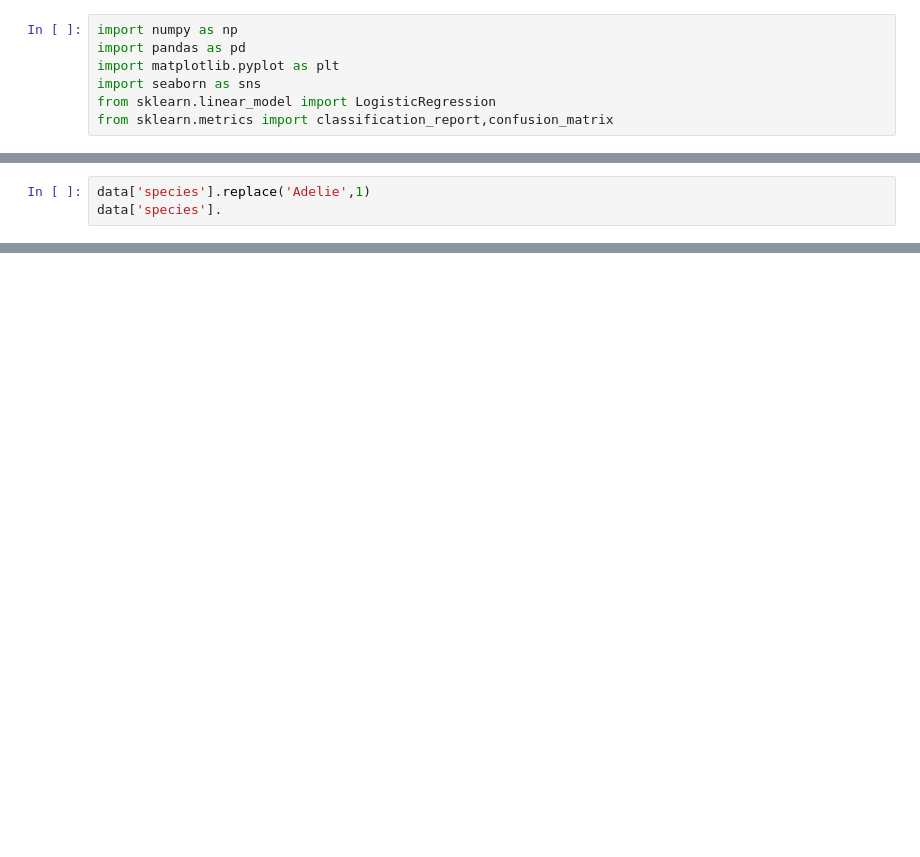
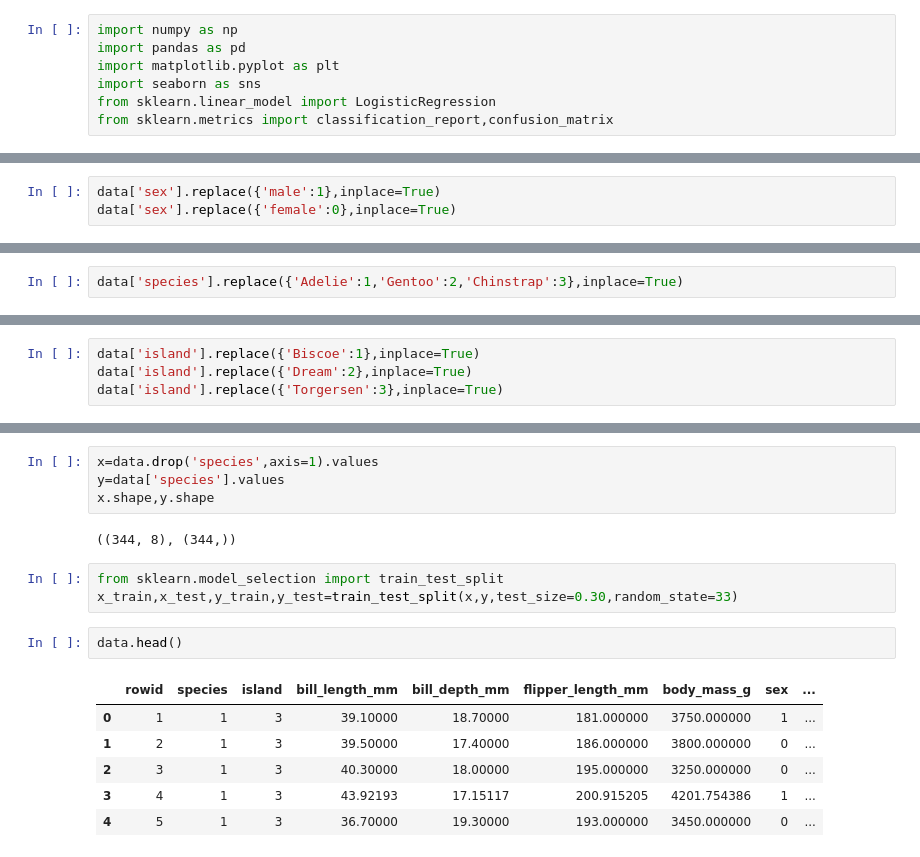
Before and after one commit to vjaswanthvarma/ML-projects, a Jupyter notebook: logistic_Regression_with_multiple_classes.ipynb, the cells around one changed output, grey strips where cells are left out. Saved outputs shown, nothing was run; the diff lists cells and outputs as text; blank space fills up the shorter version.

```diff
--- a/logistic_Regression_with_multiple_classes.ipynb
+++ b/logistic_Regression_with_multiple_classes.ipynb
@@ -24,0 +84,3 @@ data.fillna(data.mean())
+# %%
+data['sex'].replace({'male':1},inplace=True)
+data['sex'].replace({'female':0},inplace=True)
@@ -25,3 +94,2 @@ data.fillna(data.mean())
 # %%
-data['species'].replace('Adelie',1)
-data['species'].
+data['species'].replace({'Adelie':1,'Gentoo':2,'Chinstrap':3},inplace=True)
@@ -40,0 +103,4 @@ Name: species, Length: 344, dtype: object
+# %%
+data['island'].replace({'Biscoe':1},inplace=True)
+data['island'].replace({'Dream':2},inplace=True)
+data['island'].replace({'Torgersen':3},inplace=True)
@@ -40,0 +118,18 @@ Name: species, Length: 344, dtype: object
+# %%
+x=data.drop('species',axis=1).values
+y=data['species'].values
+x.shape,y.shape
+# %% [output]
+((344, 8), (344,))
+# %%
+from sklearn.model_selection import train_test_split
+x_train,x_test,y_train,y_test=train_test_split(x,y,test_size=0.30,random_state=33)
+# %%
+data.head()
+# %% [output]
+|  | rowid | species | island | bill_length_mm | bill_depth_mm | flipper_length_mm | body_mass_g | sex | ... |
+| 0 | 1 | 1 | 3 | 39.10000 | 18.70000 | 181.000000 | 3750.000000 | 1 | ... |
+| 1 | 2 | 1 | 3 | 39.50000 | 17.40000 | 186.000000 | 3800.000000 | 0 | ... |
+| 2 | 3 | 1 | 3 | 40.30000 | 18.00000 | 195.000000 | 3250.000000 | 0 | ... |
+| 3 | 4 | 1 | 3 | 43.92193 | 17.15117 | 200.915205 | 4201.754386 | 1 | ... |
+| 4 | 5 | 1 | 3 | 36.70000 | 19.30000 | 193.000000 | 3450.000000 | 0 | ... |
```
Also changed, not shown: parts of 21 cells of this notebook.
